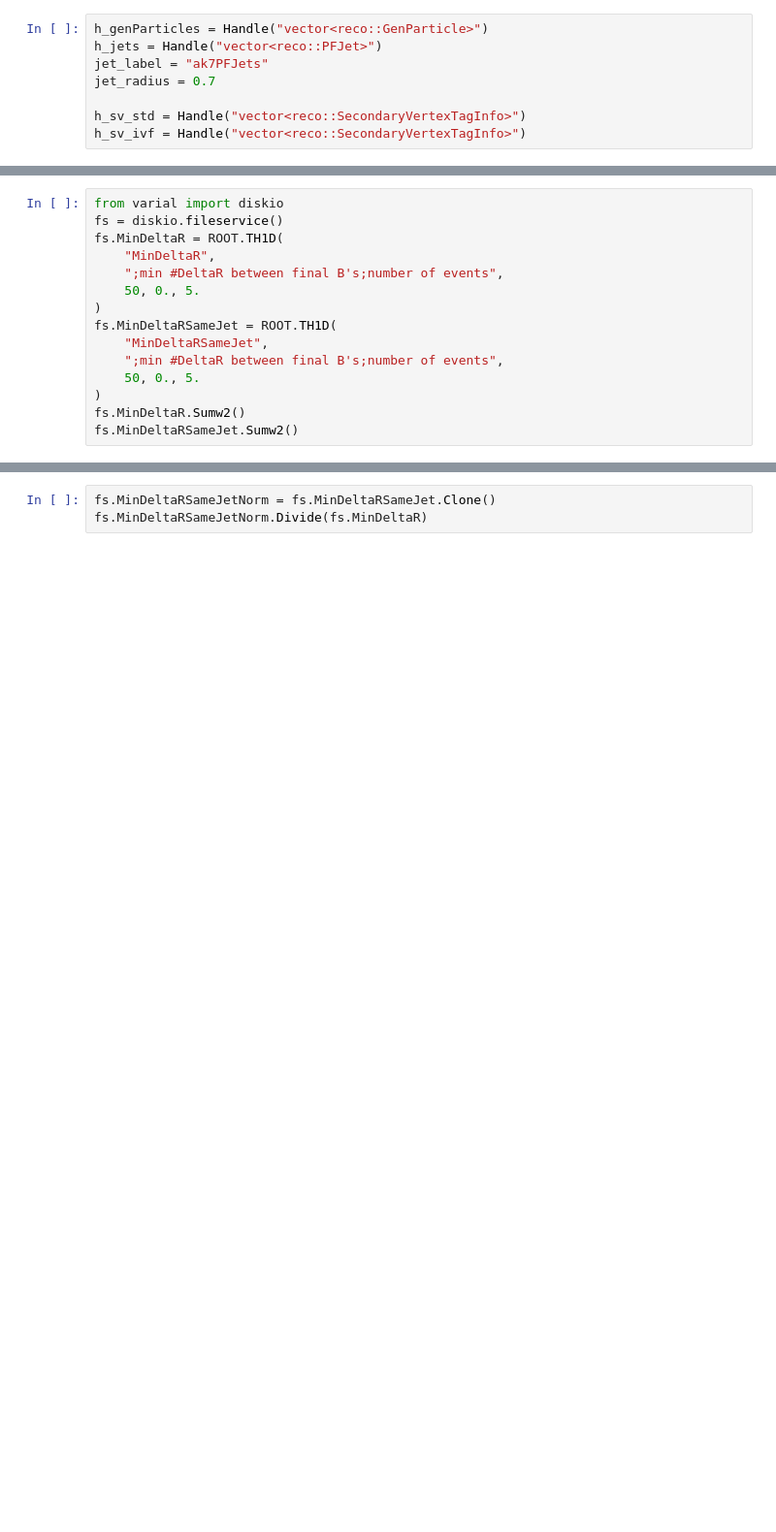
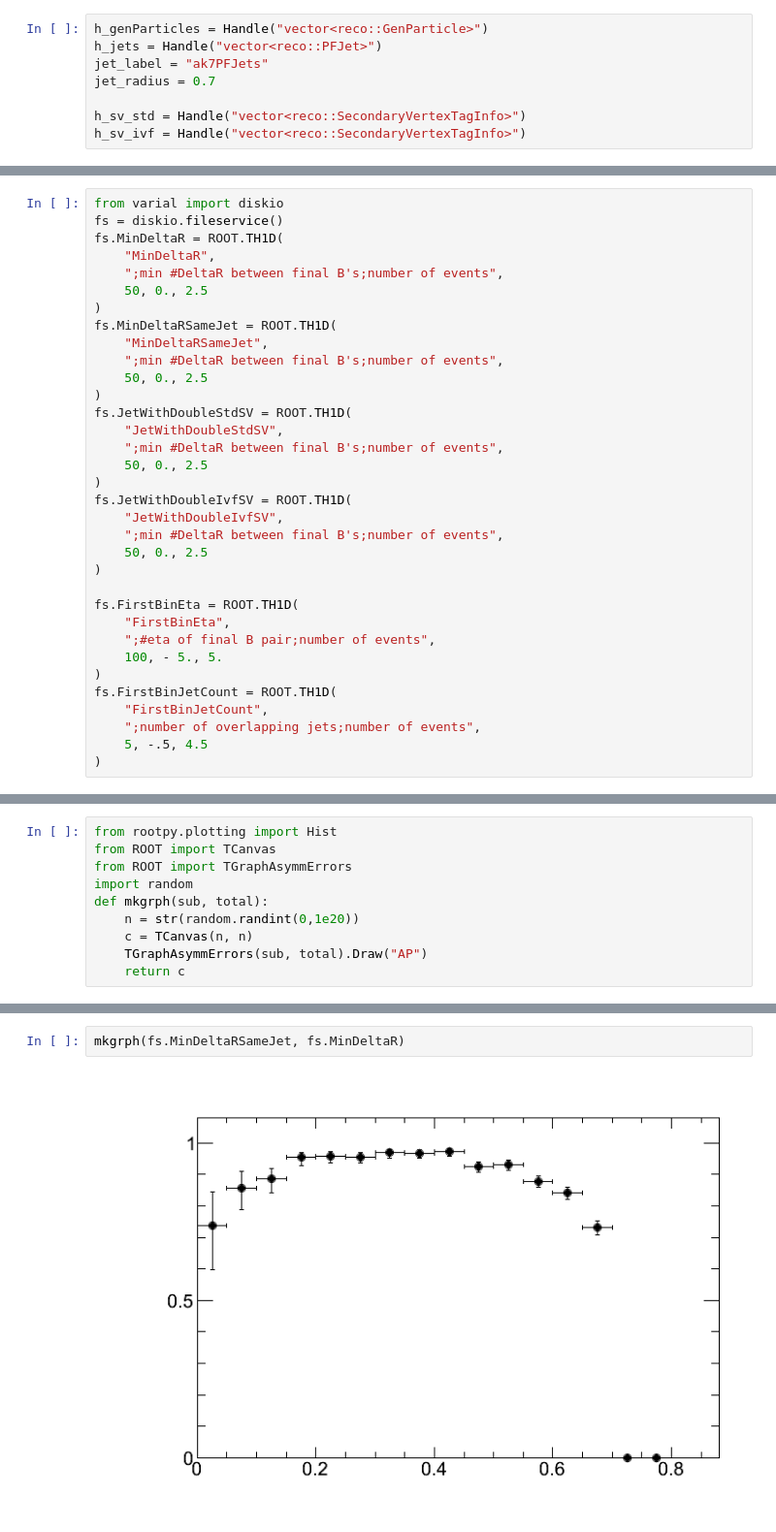
Before and after one commit to HeinerTholen/BTagDeltaR, a Jupyter notebook: Testing/python/iPyFwLite.ipynb, the cells around one changed output, grey strips where cells are left out. Shown at 97% size. Cells and saved outputs as stored; diff of their text form; blank space fills up the shorter version.

Commit message:
testing low jet eff at first bin

```diff
--- a/Testing/python/iPyFwLite.ipynb
+++ b/Testing/python/iPyFwLite.ipynb
@@ -33,13 +41,32 @@ fs = diskio.fileservice()
 fs.MinDeltaR = ROOT.TH1D(
     "MinDeltaR",
     ";min #DeltaR between final B's;number of events",
-    50, 0., 5.
+    50, 0., 2.5
 )
 fs.MinDeltaRSameJet = ROOT.TH1D(
     "MinDeltaRSameJet",
     ";min #DeltaR between final B's;number of events",
-    50, 0., 5.
+    50, 0., 2.5
 )
-fs.MinDeltaR.Sumw2()
-fs.MinDeltaRSameJet.Sumw2()
+fs.JetWithDoubleStdSV = ROOT.TH1D(
+    "JetWithDoubleStdSV",
+    ";min #DeltaR between final B's;number of events",
+    50, 0., 2.5
+)
+fs.JetWithDoubleIvfSV = ROOT.TH1D(
+    "JetWithDoubleIvfSV",
+    ";min #DeltaR between final B's;number of events",
+    50, 0., 2.5
+)
+
+fs.FirstBinEta = ROOT.TH1D(
+    "FirstBinEta",
+    ";#eta of final B pair;number of events",
+    100, - 5., 5.
+)
+fs.FirstBinJetCount = ROOT.TH1D(
+    "FirstBinJetCount",
+    ";number of overlapping jets;number of events",
+    5, -.5, 4.5
+)
 # %% [markdown]
@@ -77,0 +133,10 @@ for event in events:
+# %%
+from rootpy.plotting import Hist
+from ROOT import TCanvas
+from ROOT import TGraphAsymmErrors
+import random
+def mkgrph(sub, total):
+    n = str(random.randint(0,1e20))
+    c = TCanvas(n, n)
+    TGraphAsymmErrors(sub, total).Draw("AP")
+    return c
@@ -78,3 +152,4 @@ for event in events:
 # %%
-fs.MinDeltaRSameJetNorm = fs.MinDeltaRSameJet.Clone()
-fs.MinDeltaRSameJetNorm.Divide(fs.MinDeltaR)
+mkgrph(fs.MinDeltaRSameJet, fs.MinDeltaR)
+# %% [output]
+[figure, added]
```
Also changed, not shown: parts of 24 cells of this notebook.
